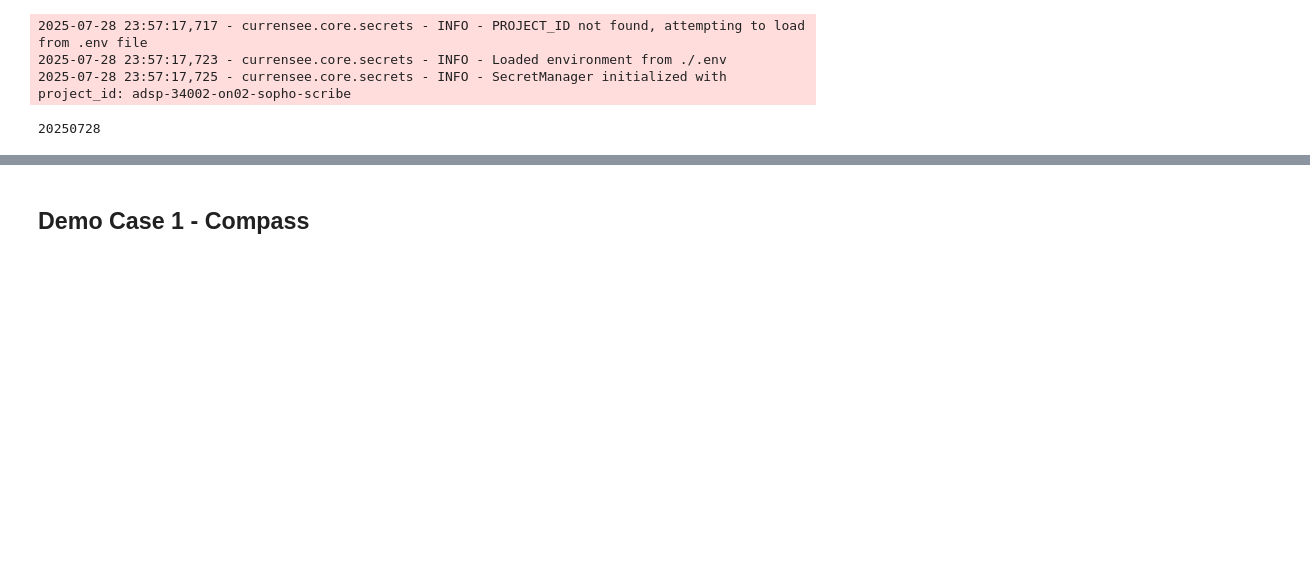
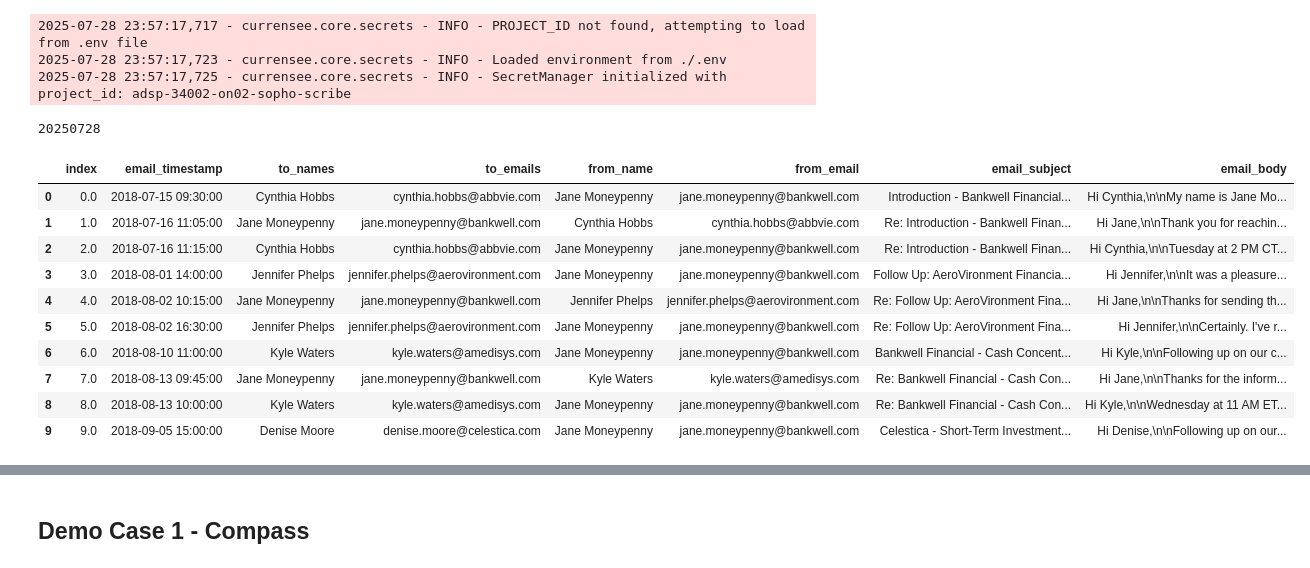
Before and after one commit to ConvoAI-Capstone-SpSu2025/currensee, a Jupyter notebook: notebooks/2.0-agent_development/1.0-demo_notebooks/xf_dynamic_demo_nb.ipynb, the cells around one changed output, grey strips where cells are left out. Cells and saved outputs as stored; diff of their text form; code cells hidden in the pictures; blank space fills up the shorter version.

```diff
--- a/notebooks/2.0-agent_development/1.0-demo_notebooks/xf_dynamic_demo_nb.ipynb
+++ b/notebooks/2.0-agent_development/1.0-demo_notebooks/xf_dynamic_demo_nb.ipynb
@@ -34,3 +34,27 @@ today_date = today.strftime("%Y%m%d")
 print(today_date)
 # %% [output]
 20250728
+# %%
+from google.cloud import secretmanager
+import pandas as pd
+from currensee.core.settings import Settings
+db_name = "crm_outlook"
+engine = create_pg_engine(db_name)
+settings = Settings()
+from currensee.utils.db_utils import create_pg_engine
+
+
+df = pd.read_sql("SELECT * from email_data", con=engine)
+df.head(10)
+# %% [output]
+|  | index | email_timestamp | to_names | to_emails | from_name | from_email | email_subject | email_body |
+| 0 | 0.0 | 2018-07-15 09:30:00 | Cynthia Hobbs | cynthia.hobbs@abbvie.com | Jane Moneypenny | jane.moneypenny@bankwell.com | Introduction - Bankwell Financial... | Hi Cynthia,\n\nMy name is Jane Mo... |
+| 1 | 1.0 | 2018-07-16 11:05:00 | Jane Moneypenny | jane.moneypenny@bankwell.com | Cynthia Hobbs | cynthia.hobbs@abbvie.com | Re: Introduction - Bankwell Finan... | Hi Jane,\n\nThank you for reachin... |
+| 2 | 2.0 | 2018-07-16 11:15:00 | Cynthia Hobbs | cynthia.hobbs@abbvie.com | Jane Moneypenny | jane.moneypenny@bankwell.com | Re: Introduction - Bankwell Finan... | Hi Cynthia,\n\nTuesday at 2 PM CT... |
+| 3 | 3.0 | 2018-08-01 14:00:00 | Jennifer Phelps | jennifer.phelps@aerovironment.com | Jane Moneypenny | jane.moneypenny@bankwell.com | Follow Up: AeroVironment Financia... | Hi Jennifer,\n\nIt was a pleasure... |
+| 4 | 4.0 | 2018-08-02 10:15:00 | Jane Moneypenny | jane.moneypenny@bankwell.com | Jennifer Phelps | jennifer.phelps@aerovironment.com | Re: Follow Up: AeroVironment Fina... | Hi Jane,\n\nThanks for sending th... |
+| 5 | 5.0 | 2018-08-02 16:30:00 | Jennifer Phelps | jennifer.phelps@aerovironment.com | Jane Moneypenny | jane.moneypenny@bankwell.com | Re: Follow Up: AeroVironment Fina... | Hi Jennifer,\n\nCertainly. I've r... |
+| 6 | 6.0 | 2018-08-10 11:00:00 | Kyle Waters | kyle.waters@amedisys.com | Jane Moneypenny | jane.moneypenny@bankwell.com | Bankwell Financial - Cash Concent... | Hi Kyle,\n\nFollowing up on our c... |
+| 7 | 7.0 | 2018-08-13 09:45:00 | Jane Moneypenny | jane.moneypenny@bankwell.com | Kyle Waters | kyle.waters@amedisys.com | Re: Bankwell Financial - Cash Con... | Hi Jane,\n\nThanks for the inform... |
+| 8 | 8.0 | 2018-08-13 10:00:00 | Kyle Waters | kyle.waters@amedisys.com | Jane Moneypenny | jane.moneypenny@bankwell.com | Re: Bankwell Financial - Cash Con... | Hi Kyle,\n\nWednesday at 11 AM ET... |
+| 9 | 9.0 | 2018-09-05 15:00:00 | Denise Moore | denise.moore@celestica.com | Jane Moneypenny | jane.moneypenny@bankwell.com | Celestica - Short-Term Investment... | Hi Denise,\n\nFollowing up on our... |
```
Also changed, not shown: parts of 3 cells of this notebook, 2 other files.
